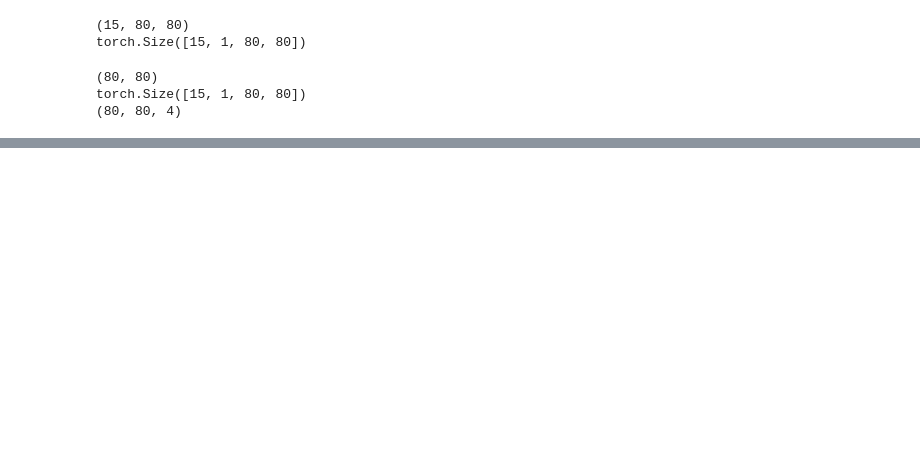
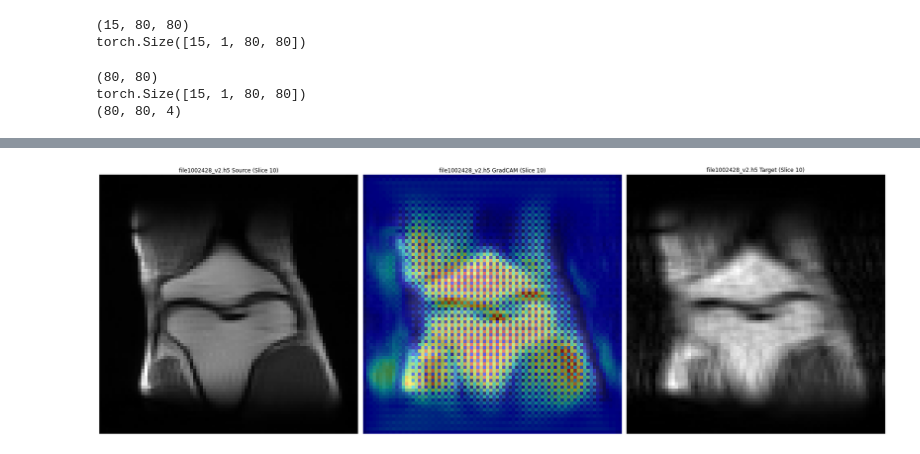
Before and after one commit to dys129/fastmri, a Jupyter notebook: fastMRI_figures.ipynb, the cells around one changed output, grey strips where cells are left out. Cells and saved outputs as stored; diff of their text form; code cells hidden in the pictures; blank space fills up the shorter version.

```diff
--- a/fastMRI_figures.ipynb
+++ b/fastMRI_figures.ipynb
@@ -249,3 +317,11 @@ print((matplotlib.cm.jet(gradcam_result)*255).shape)
 (80, 80)
 torch.Size([15, 1, 80, 80])
 (80, 80, 4)
+# %%
+gc = GradCam()
+output2, gradcam_result2 = gc.grad_cam(image, reconstruction, model_ut, slice)
+gradcam_result2 = gradcam_result2.squeeze(0)
+#gradcam_result = np.expand_dims(gradcam_result, axis=2)
+print(gradcam_result2.shape)
+print(image.shape)
+print((matplotlib.cm.jet(gradcam_result2)*255).shape)
@@ -292,0 +381,32 @@ plt.gcf().tight_layout()
+# %%
+plt.figure(figsize=(24, 24))
+X = np.expand_dims(image[slice, 0, :, :], axis=2)
+
+s = "(Slice " + str(slice) + ")"
+
+plt.subplot(1, 3, 1)
+plt.title(f + " Source " + s)
+#plt.imshow(image.squeeze(1)[slice], cmap='gray')
+plt.imshow(output2.squeeze(0).detach().numpy(), cmap='gray')
+plt.axis('off')
+plt.gcf().tight_layout()
+
+plt.subplot(1, 3, 2)
+plt.imshow(image.squeeze(1)[slice], cmap='gray')
+
+focus = (matplotlib.cm.jet(gradcam_result2)[:,:,:3]*255) # (80, 80, 4)
+focus -= np.min(focus)
+focus /= np.max(focus)
+plt.imshow(focus, interpolation='nearest', alpha=0.5)
+
+plt.title(f + " GradCAM " + s)
+plt.axis('off')
+plt.gcf().tight_layout()
+
+plt.subplot(1, 3, 3)
+plt.title(f + " Target " + s)
+plt.imshow(reconstruction[slice], cmap='gray')
+plt.axis('off')
+plt.gcf().tight_layout()
+# %% [output]
+[figure, added]
```
Also changed, not shown: parts of 12 cells of this notebook.
